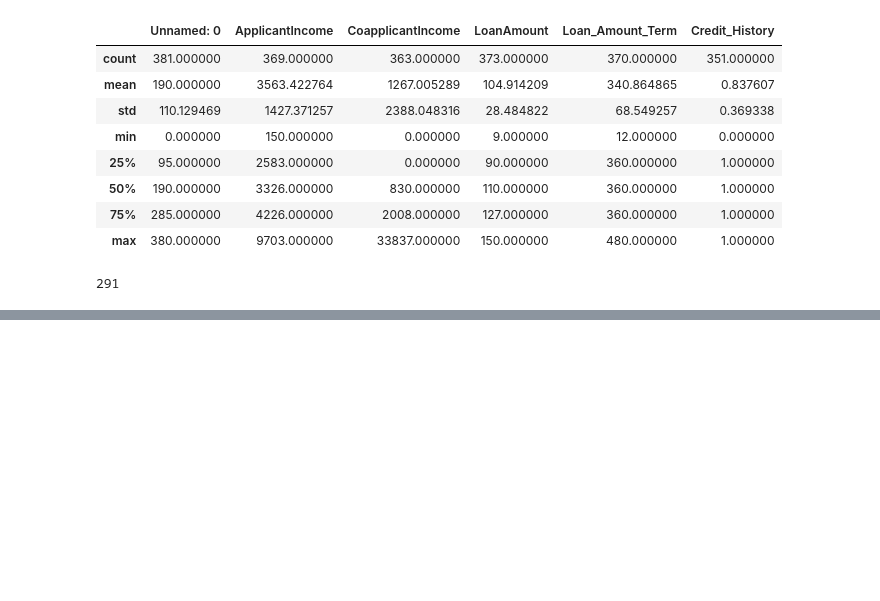
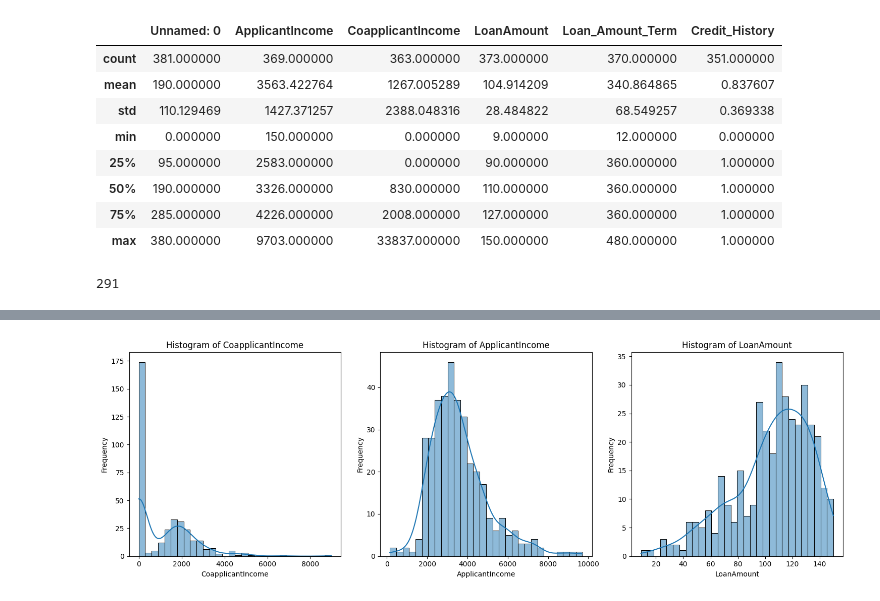
Before and after one commit to AruzhanahzurA/Loan_prediction, a Jupyter notebook: Loan.ipynb, the cells around one changed output, grey strips where cells are left out. Cells and saved outputs as stored; diff of their text form; code cells hidden in the pictures; blank space fills up the shorter version.

```diff
--- a/Loan.ipynb
+++ b/Loan.ipynb
@@ -315,0 +134,22 @@ Test Loss: 0.1779
+# %%
+import seaborn as sns
+import matplotlib.pyplot as plt
+
+# List of numerical columns to plot
+numerical_cols = ['CoapplicantIncome', 'ApplicantIncome', 'LoanAmount']
+
+# Create subplots with 1 row and 3 columns (adjust number of rows/columns as needed)
+fig, axes = plt.subplots(1, 3, figsize=(15, 5))  # 1 row, 3 columns, adjust figsize for plot size
+
+# Plot histograms for each numerical column
+for i, col in enumerate(numerical_cols):
+    sns.histplot(loan[col], bins=30, kde=True, ax=axes[i])  # kde=True to add density plot
+    axes[i].set_title(f'Histogram of {col}')
+    axes[i].set_xlabel(col)
+    axes[i].set_ylabel('Frequency')
+
+# Display the plots
+plt.tight_layout()  # Ensures the plots don't overlap
+plt.show()
+# %% [output]
+[figure, added]
```
Also changed, not shown: parts of 68 cells of this notebook.
